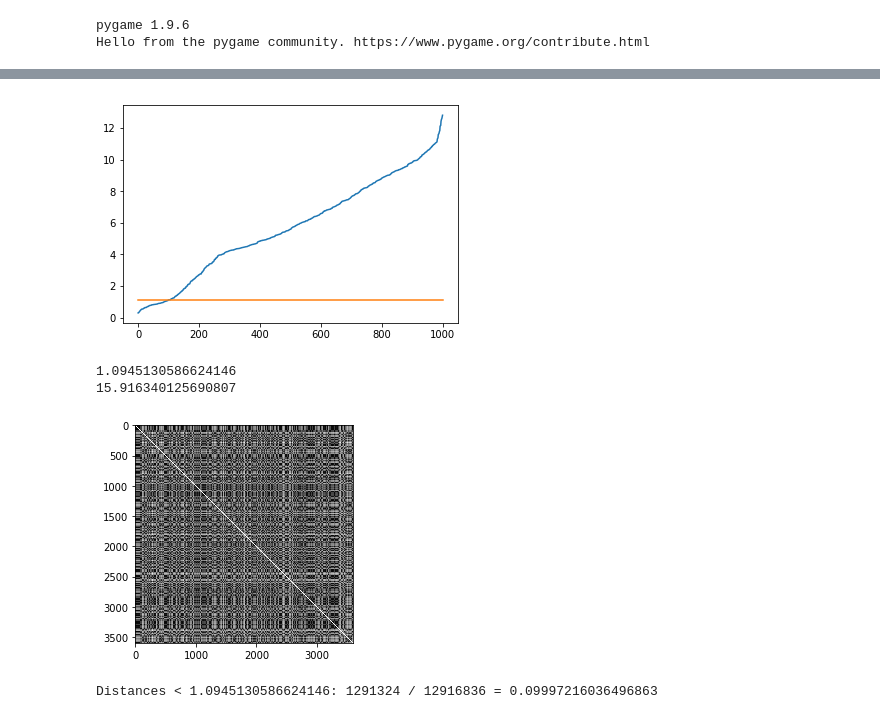
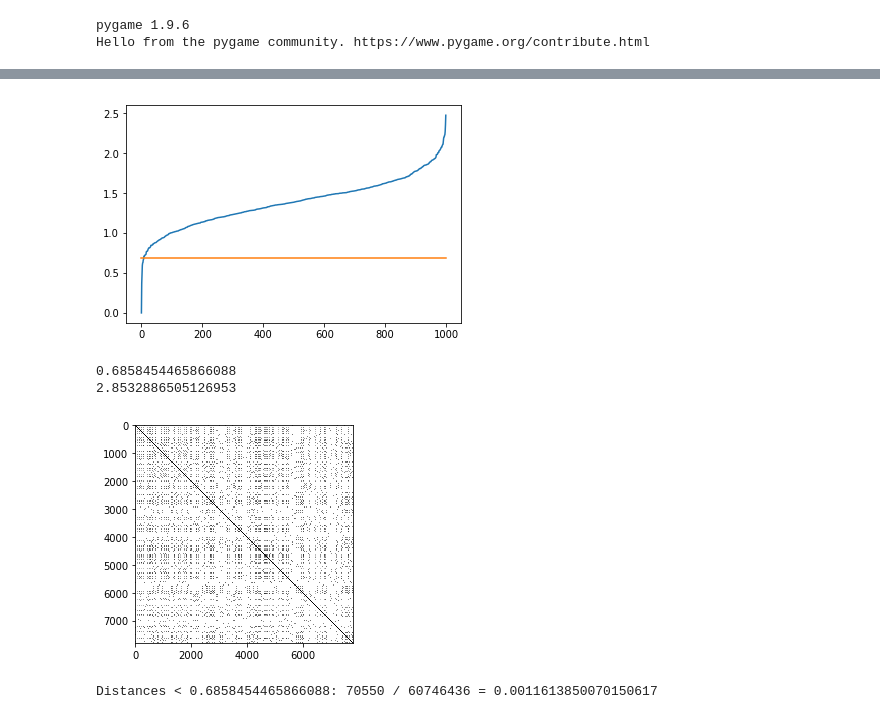
Before and after one commit to dkohlsdorf/wdp-ds, a Jupyter notebook: scripts/AgglomerativeClusteringDTW.ipynb, the cells around one changed output, grey strips where cells are left out. Saved outputs shown, nothing was run; the diff lists cells and outputs as text; code cells hidden in the pictures.

```diff
--- a/scripts/AgglomerativeClusteringDTW.ipynb
+++ b/scripts/AgglomerativeClusteringDTW.ipynb
@@ -95,7 +111,7 @@ class StreamSpectrogram:
                 t,d   = spec.shape
                 if t >= self.win:
                     current = []
-                    for i in range(self.win, t + 1, self.win // 2):
+                    for i in range(self.win, t + 1, self.win // 10):
                         x      = np.reshape(spec[i - self.win:i], (self.win, d, 1))
                         mu     = np.mean(x)
                         std    = np.std(x) + 1.0
@@ -128,7 +144,7 @@ def fwd_spectrogram(audio, win=512, step=64):
         spectrogram.append(dft)
     return np.array(spectrogram)
 # %%
-encoder = load_model('../models/lstm_v3/v3.5/encoder.h5')
+encoder = load_model('../models/lstm_v4/v4.1/encoder.h5')
 idx     = list(regions_by_file.keys())
 files   = {}
 latent  = []
@@ -186,6 +204,7 @@ import pickle
 import numpy as np
 import matplotlib.pyplot as plt
 cimport numpy as np
+import time
 
 DTYPE = np.float
 GAP_PENALTY = 10.0
@@ -211,7 +230,6 @@ cdef double dtw(np.ndarray x, np.ndarray y):
     dp[0,0] = 0.0
     for i in range(1, n + 1):
         for j in range(max(1, i-w), min(m + 1, i+w)):
-            dist = euc(x[i - 1, :], y[j - 1, :])
             dp[i][j] = euc(x[i - 1, :], y[j - 1, :]) + min3(
                 dp[i - 1][j - 1],
                 GAP_PENALTY + dp[i - 1][j    ],
@@ -224,11 +242,17 @@ cdef double dtw(np.ndarray x, np.ndarray y):
 latent = pickle.load( open( "data.p", "rb" ) )
 print(len(latent))
 n = len(latent)
-distances = np.ones((n, n)) * float('inf')
-for i, x in enumerate(latent):
-    if i % 10 == 0:
-        print("{} / {}".format(i, n))
-    for j, y in enumerate(latent):
-        if i < j:
+start = time.time()
+cdef np.ndarray distances = np.ones((n, n)) * float('inf')
+cdef int i,j
+for i in range(0, n):
+    if i % 1 == 0:
+        end = time.time()
+        print("\t{} / {} in {} [sec]".format(i, n, end - start))
+        start = time.time()
+    for j in range(i, n):
+        x = latent[i]
+        y = latent[j]
+        if np.abs(len(x[0]) - len(y[0])) < 5:
             distances[i][j] = dtw(x[0], y[0])
 pickle.dump(distances, open( "distances.p", "wb" ) )
@@ -235,40 +277,40 @@ pickle.dump(distances, open( "distances.p", "wb" ) )
 # %%
 import numpy as np
 import pickle
 import matplotlib.pyplot as plt
 import random
 
 latent    = pickle.load( open( "data.p", "rb" ) )
 distances = pickle.load( open( "distances.p", "rb" ) )
 
 f = [f for f in distances.flatten() if not np.isinf(f)]
 random.shuffle(f)
-th = np.percentile(f, 10)
+th = np.percentile(f, 1)
 
 plt.plot(sorted(f[0:1000]))
 plt.plot(np.ones(1000) * th)
 plt.show()
 print(th)
 max_val = np.max([d for d in distances.flatten() if not np.isinf(d)])
 print(max_val)
 for i in range(len(distances)):
     for j in range(len(distances)):
         if np.isinf(distances[i][j]):
             distances[i][j] = distances[j][i]
         if np.isnan(distances[i][j]) or np.isinf(distances[i][j]):
             distances[i][j] = max_val
 plt.imshow(distances, cmap='gray')
 plt.show()
 # %% [output]
-[figure, old version]
+[figure, new version]
-1.0945130586624146
-15.916340125690807
+0.6858454465866088
+2.8532886505126953
-[figure, old version]
+[figure, new version]
 # %%
 n = len([x for x in distances.flatten() if x < th])
 print("Distances < {}: {} / {} = {}".format(th, n, len(distances.flatten()), n / len(distances.flatten())))
 # %% [output]
-Distances < 1.0945130586624146: 1291324 / 12916836 = 0.09997216036496863
+Distances < 0.6858454465866088: 70550 / 60746436 = 0.0011613850070150617
 # %%
 pickle.dump(distances, open( "distances_normal.p", "wb" ))
 # %%
```
Also changed, not shown: parts of 12 cells of this notebook, 2 other files.
